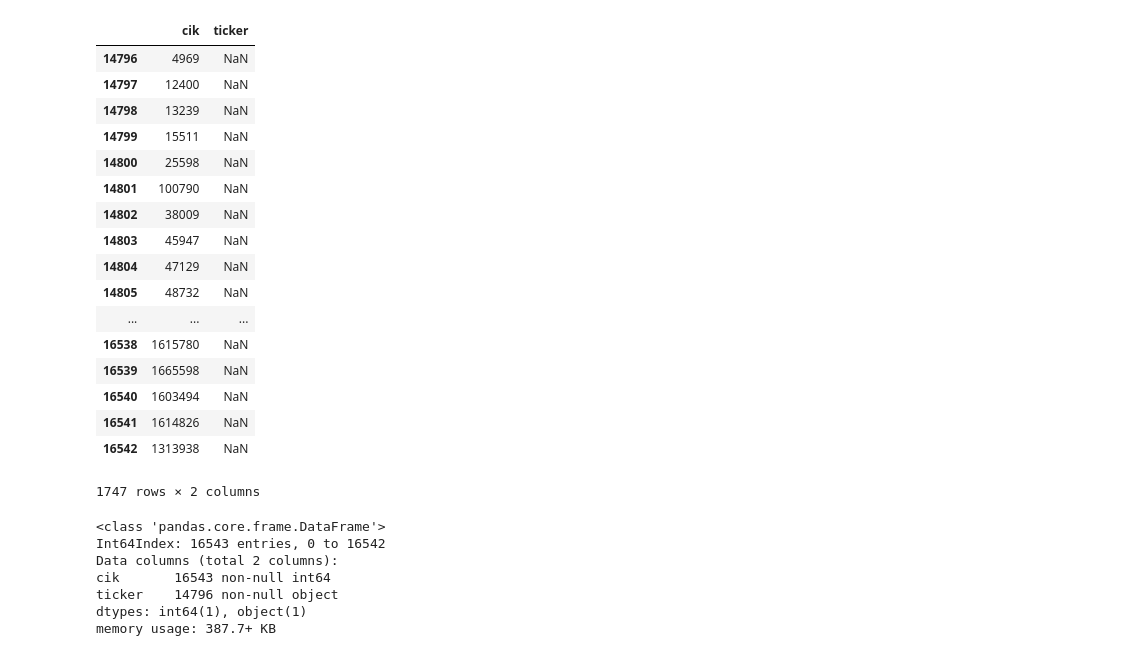
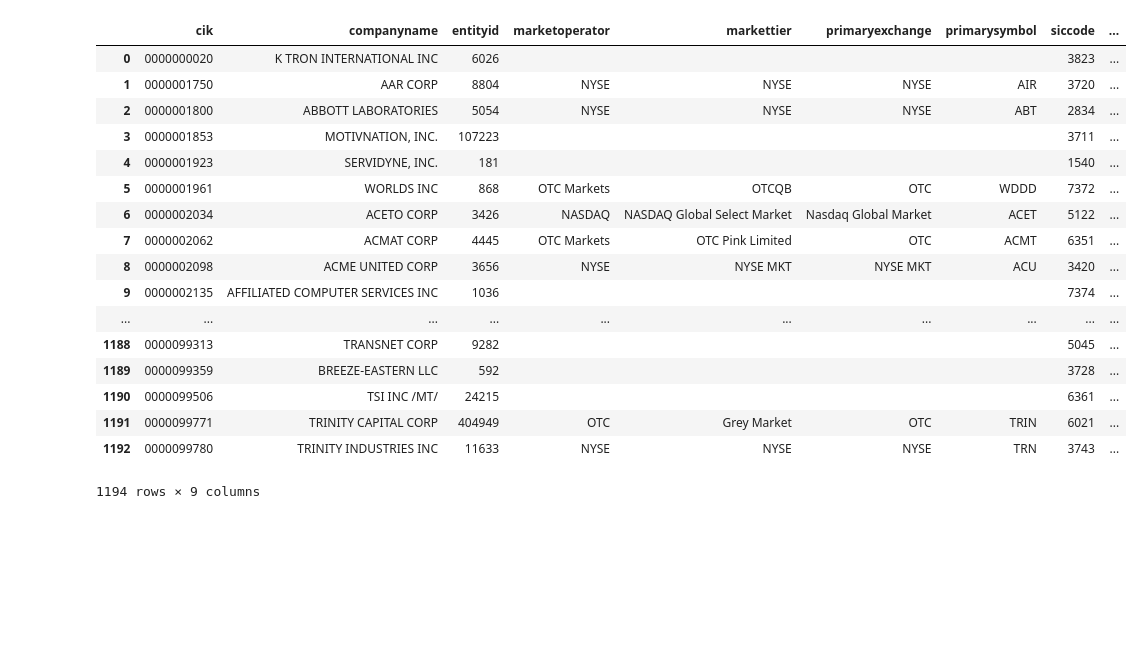
Before and after one commit to erez-meoded/cik-ticker, a Jupyter notebook: cik-ticker.ipynb, the cells around one changed output. Cells and saved outputs as stored; diff of their text form; code cells hidden in the pictures; blank space fills up the shorter version.

Commit message:
EDGAR REST API version
GETs all companies data from EDGAR API.
FIle name carry its date and time of creation

```diff
--- a/cik-ticker.ipynb
+++ b/cik-ticker.ipynb
@@ -61,21 +19,0 @@ four.head()
-# %%
-four[pd.isnull(four['ticker'])]
-# %% [output]
-|  | cik | ticker |
-| 14796 | 4969 | NaN |
-| 14797 | 12400 | NaN |
-| 14798 | 13239 | NaN |
-| 14799 | 15511 | NaN |
-| 14800 | 25598 | NaN |
-| 14801 | 100790 | NaN |
-| 14802 | 38009 | NaN |
-| 14803 | 45947 | NaN |
-| 14804 | 47129 | NaN |
-| 14805 | 48732 | NaN |
-| ... | ... | ... |
-| 16538 | 1615780 | NaN |
-| 16539 | 1665598 | NaN |
-| 16540 | 1603494 | NaN |
-| 16541 | 1614826 | NaN |
-| 16542 | 1313938 | NaN |
-1747 rows × 2 columns
@@ -84,10 +20,40 @@ four.to_csv("cik-ticker.txt",sep="\t",index=False)
-# %%
-four.info()
-# %% [output]
-<class 'pandas.core.frame.DataFrame'>
-Int64Index: 16543 entries, 0 to 16542
-Data columns (total 2 columns):
-cik       16543 non-null int64
-ticker    14796 non-null object
-dtypes: int64(1), object(1)
-memory usage: 387.7+ KB
+# %%
+import requests, json
+import time
+import datetime
+#concat companies dataframe and save it to csv
+try:
+    companies
+except NameError:
+    companies = pd.DataFrame()
+
+for i in range(10):#cnage it to 200 if you want to fetch ALL companies in EDGAR public data
+    r = requests.get('http://edgaronline.api.mashery.com/v2/companies.json?filter=cik btw "000'+ str(i).zfill(3) + '0000" and "000'+ str(i).zfill(3) +'9999" &limit=1000&appkey=s3q7hfyx244q46n76whv4jep')
+    if r.status_code == 200:#OK
+        json_data = json.loads(r.text)
+        for row in json_data['result']['rows']:
+            companies = pd.concat([companies, pd.DataFrame(row['values']).set_index('field').transpose()], ignore_index=True).fillna('').sort_values('cik')
+    else:
+        print(r.text) #print error/info
+    time.sleep(0.5) #limit of 2 calls per second
+companies.to_csv('companies-'+ str(datetime.datetime.now().isoformat()).replace(':','') + '.csv',',',index=False)
+companies
+# %% [output]
+|  | cik | companyname | entityid | marketoperator | markettier | primaryexchange | primarysymbol | siccode | ... |
+| 0 | 0000000020 | K TRON INTERNATIONAL INC | 6026 |  |  |  |  | 3823 | ... |
+| 1 | 0000001750 | AAR CORP | 8804 | NYSE | NYSE | NYSE | AIR | 3720 | ... |
+| 2 | 0000001800 | ABBOTT LABORATORIES | 5054 | NYSE | NYSE | NYSE | ABT | 2834 | ... |
+| 3 | 0000001853 | MOTIVNATION, INC. | 107223 |  |  |  |  | 3711 | ... |
+| 4 | 0000001923 | SERVIDYNE, INC. | 181 |  |  |  |  | 1540 | ... |
+| 5 | 0000001961 | WORLDS INC | 868 | OTC Markets | OTCQB | OTC | WDDD | 7372 | ... |
+| 6 | 0000002034 | ACETO CORP | 3426 | NASDAQ | NASDAQ Global Select Market | Nasdaq Global Market | ACET | 5122 | ... |
+| 7 | 0000002062 | ACMAT CORP | 4445 | OTC Markets | OTC Pink Limited | OTC | ACMT | 6351 | ... |
+| 8 | 0000002098 | ACME UNITED CORP | 3656 | NYSE | NYSE MKT | NYSE MKT | ACU | 3420 | ... |
+| 9 | 0000002135 | AFFILIATED COMPUTER SERVICES INC | 1036 |  |  |  |  | 7374 | ... |
+| ... | ... | ... | ... | ... | ... | ... | ... | ... | ... |
+| 1188 | 0000099313 | TRANSNET CORP | 9282 |  |  |  |  | 5045 | ... |
+| 1189 | 0000099359 | BREEZE-EASTERN LLC | 592 |  |  |  |  | 3728 | ... |
+| 1190 | 0000099506 | TSI INC /MT/ | 24215 |  |  |  |  | 6361 | ... |
+| 1191 | 0000099771 | TRINITY CAPITAL CORP | 404949 | OTC | Grey Market | OTC | TRIN | 6021 | ... |
+| 1192 | 0000099780 | TRINITY INDUSTRIES INC | 11633 | NYSE | NYSE | NYSE | TRN | 3743 | ... |
+1194 rows × 9 columns
```
Also changed, not shown: parts of 11 cells of this notebook, 7 other files.
